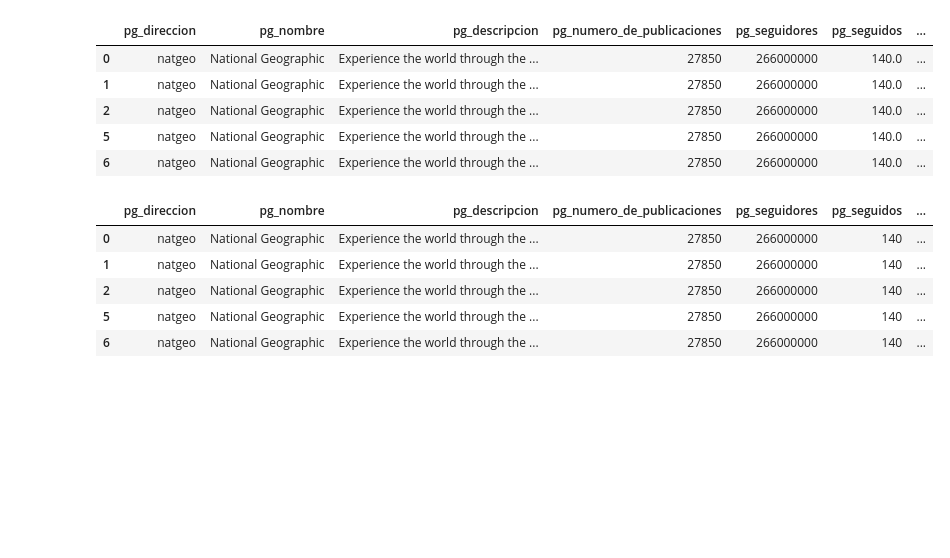
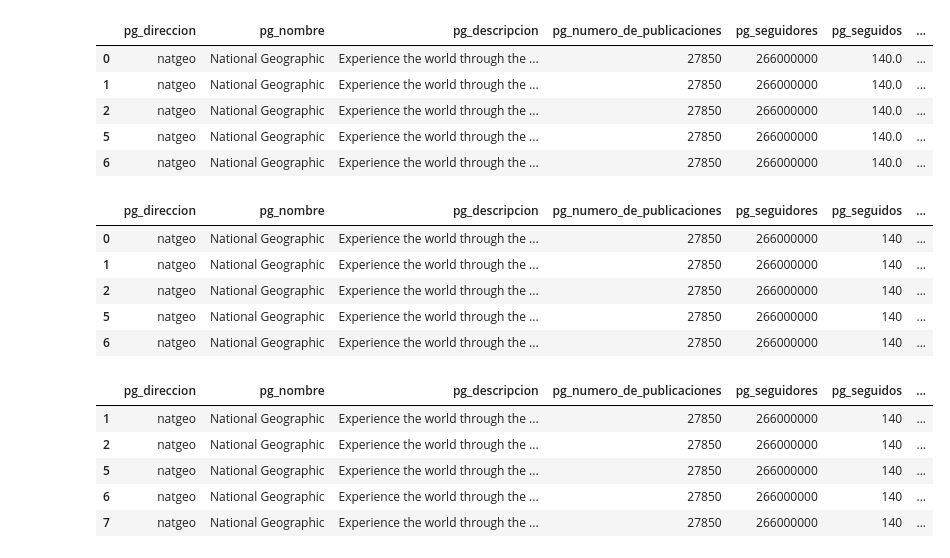
Before and after one commit to segomismo/proyecto-final-ironhack, a Jupyter notebook: src/limpiezadatos.ipynb, the cells around one changed output. Cells and saved outputs as stored; diff of their text form; code cells hidden in the pictures; blank space fills up the shorter version.

```diff
--- a/src/limpiezadatos.ipynb
+++ b/src/limpiezadatos.ipynb
@@ -102,3 +101,12 @@ df2.head()
 # %%
 #elimino la primera fila porque tiene todos los valores nulos
 df2.drop(0, inplace=True)
+# %%
+df2.head()
+# %% [output]
+|  | pg_direccion | pg_nombre | pg_descripcion | pg_numero_de_publicaciones | pg_seguidores | pg_seguidos | ... |
+| 1 | natgeo | National Geographic | Experience the world through the ... | 27850 | 266000000 | 140 | ... |
+| 2 | natgeo | National Geographic | Experience the world through the ... | 27850 | 266000000 | 140 | ... |
+| 5 | natgeo | National Geographic | Experience the world through the ... | 27850 | 266000000 | 140 | ... |
+| 6 | natgeo | National Geographic | Experience the world through the ... | 27850 | 266000000 | 140 | ... |
+| 7 | natgeo | National Geographic | Experience the world through the ... | 27850 | 266000000 | 140 | ... |
```
Also changed, not shown: parts of 30 cells of this notebook, 5 other files.
